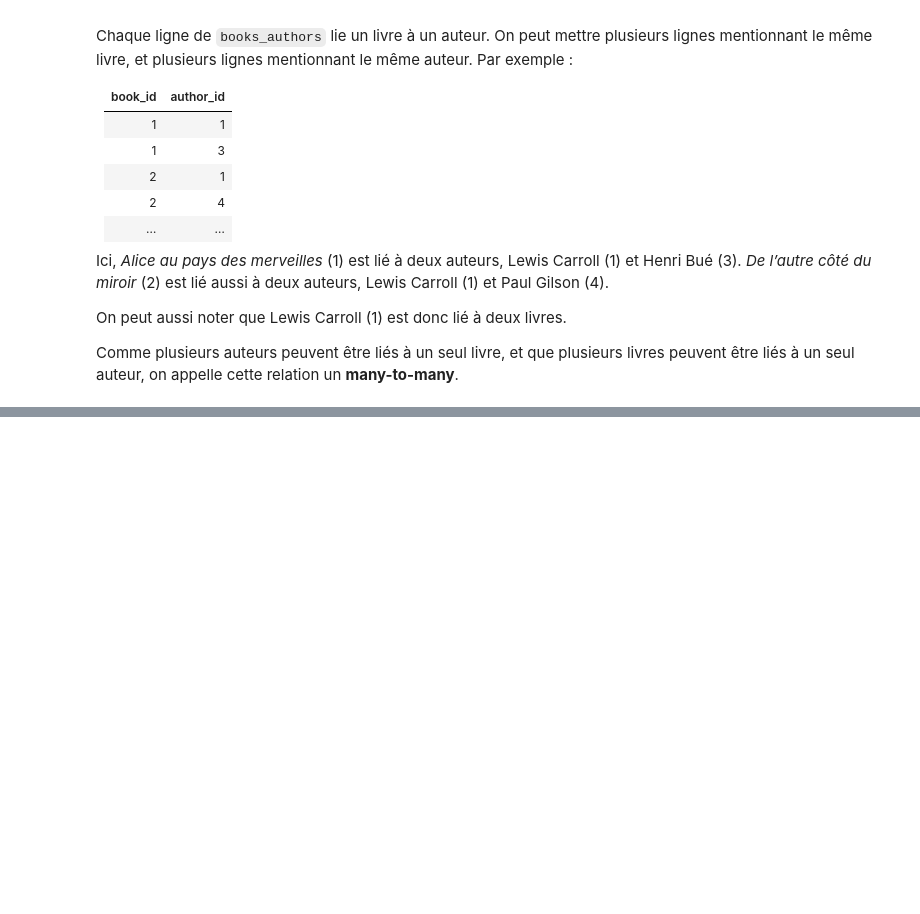
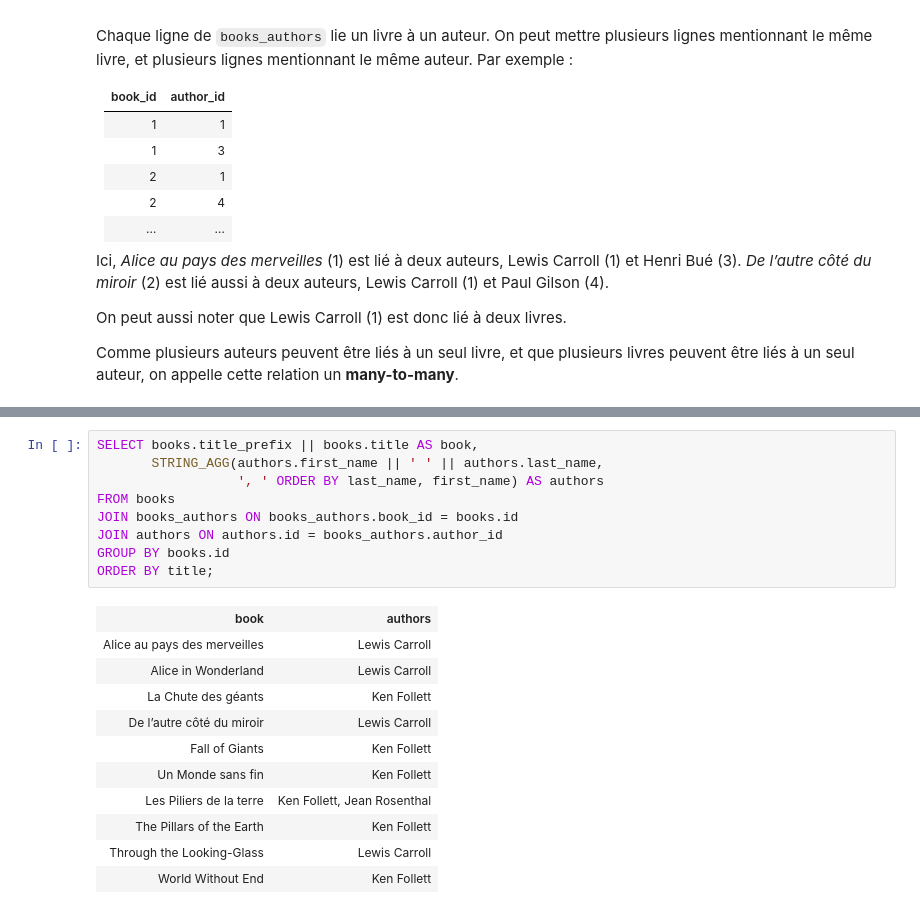
Before and after one commit to noripyt/cours, a Jupyter notebook: bases-de-données/Bases de données.ipynb, the cells around one changed output, grey strips where cells are left out. Cells and saved outputs as stored; diff of their text form; blank space fills up the shorter version.

```diff
--- a/bases-de-données/Bases de données.ipynb
+++ b/bases-de-données/Bases de données.ipynb
@@ -1182,0 +1233,21 @@ TODO: Ajouter la qualité des auteurs (romancier, traducteur, etc).
+# %%
+SELECT books.title_prefix || books.title AS book,
+       STRING_AGG(authors.first_name || ' ' || authors.last_name,
+                  ', ' ORDER BY last_name, first_name) AS authors
+FROM books
+JOIN books_authors ON books_authors.book_id = books.id
+JOIN authors ON authors.id = books_authors.author_id
+GROUP BY books.id
+ORDER BY title;
+# %% [output]
+| book | authors |
+| Alice au pays des merveilles | Lewis Carroll |
+| Alice in Wonderland | Lewis Carroll |
+| La Chute des géants | Ken Follett |
+| De l’autre côté du miroir | Lewis Carroll |
+| Fall of Giants | Ken Follett |
+| Un Monde sans fin | Ken Follett |
+| Les Piliers de la terre | Ken Follett, Jean Rosenthal |
+| The Pillars of the Earth | Ken Follett |
+| Through the Looking-Glass | Lewis Carroll |
+| World Without End | Ken Follett |
```
Also changed, not shown: parts of 17 cells of this notebook, 2 other files.
